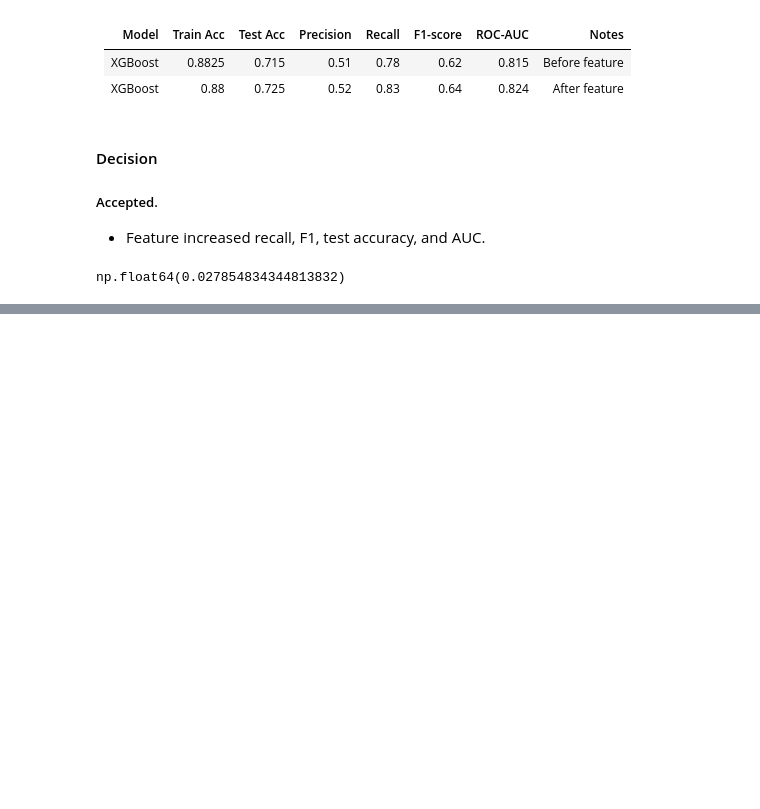
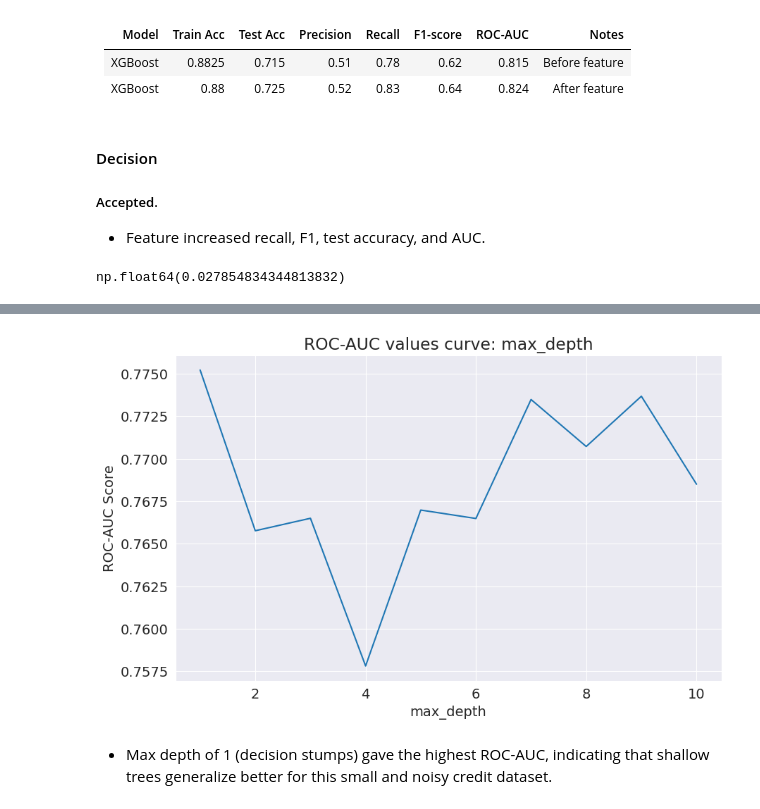
Before and after one commit to Nishaan-commits/Credit-risk-default-prediction, a Jupyter notebook: Code.ipynb, the cells around one changed output, grey strips where cells are left out. Drawn from its saved outputs; the diff is of its cells as text; code cells hidden in the pictures; blank space fills up the shorter version.

```diff
--- a/Code.ipynb
+++ b/Code.ipynb
@@ -808,0 +1013,4 @@ np.float64(0.027854834344813832)
+# %%
+# Dropping the Column - Financial Cushion
+X_train = X_train.drop(columns=['financial_cushion'])
+X_test = X_test.drop(columns=['financial_cushion'])
@@ -808,0 +1045,18 @@ np.float64(0.027854834344813832)
+# %%
+from imblearn.combine import SMOTEENN #Combined over and under sampling
+from imblearn.under_sampling import EditedNearestNeighbours
+
+def smoteenn_oversample(X_train, y_train, random_state=42):
+
+    # Instantiate the SMOTEENN object
+    smote_enn = SMOTEENN(random_state=random_state,enn=EditedNearestNeighbours(sampling_strategy='majority',
+                                                                               n_neighbors = 10,
+                                                                               kind_sel='mode'))
+
+    # Fit and transform the train dataset
+    X_train_resampled, y_train_resampled = smote_enn.fit_resample(X_train, y_train)
+
+    # Return the resampled datasets
+    return X_train_resampled, y_train_resampled
+
+X_train_resampled, Tn_targets_resampled = smoteenn_oversample(X_train, Tn_targets)
@@ -808,0 +1072,16 @@ np.float64(0.027854834344813832)
+# %%
+# Create and Train the model
+model = XGBClassifier(
+    n_jobs=-1,
+    n_estimators=200,
+    learning_rate=0.05,
+    max_depth = 4,
+    objective = "binary:logistic",
+    scale_pos_weight = 5,
+    random_state = 42,
+)
+model.fit(X_train_resampled, Tn_targets_resampled)
+
+# Generate Predictions on Training Data
+Tn_preds = model.predict(X_train_resampled)
+accuracy_score(Tn_targets_resampled, Tn_preds)
@@ -808,0 +1180,2 @@ np.float64(0.027854834344813832)
+# %%
+best_params['n_estimators'] = 150
@@ -808,0 +1185,6 @@ np.float64(0.027854834344813832)
+# %%
+test_param_and_plot(XGBClassifier, 'max_depth', [1,2,3,4,5,6,7,8,9,10], **best_params)
+# %% [output]
+[figure, added]
+# %% [markdown]
+- Max depth of 1 (decision stumps) gave the highest ROC-AUC, indicating that shallow trees generalize better for this small and noisy credit dataset.
```
Also changed, not shown: parts of 74 cells of this notebook, 3 other files.
